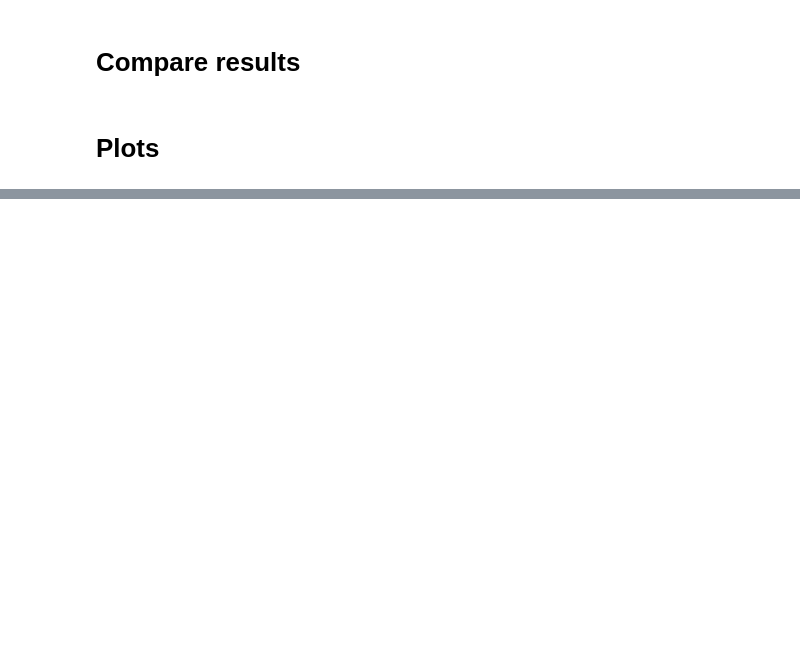
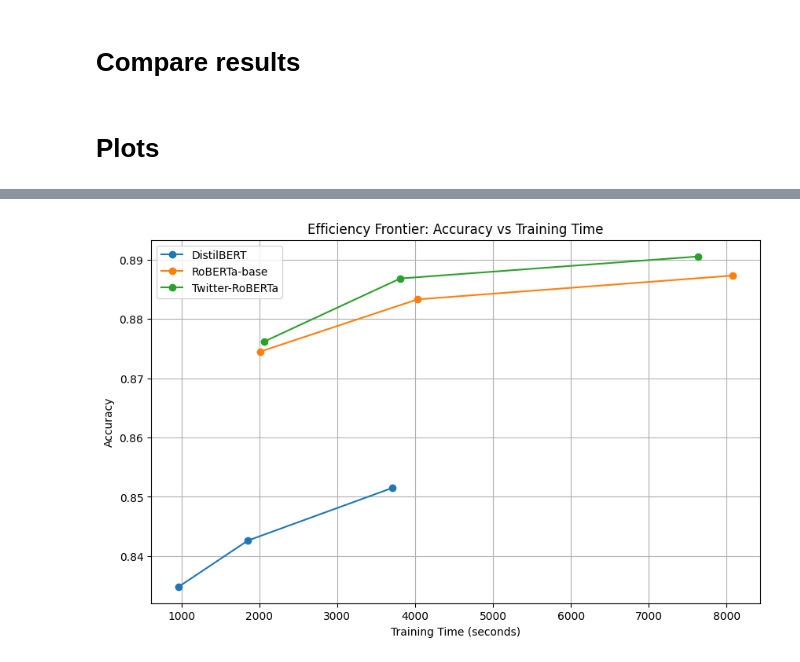
Before and after one commit to aayush-12321/Sentiment-Analysis-Project, a Jupyter notebook: Comparison_DistilBERT_RoBERTa_TwitterRoBERTa.ipynb, the cells around one changed output, grey strips where cells are left out. Cells and saved outputs as stored; diff of their text form; code cells hidden in the pictures; blank space fills up the shorter version.

```diff
--- a/Comparison_DistilBERT_RoBERTa_TwitterRoBERTa.ipynb
+++ b/Comparison_DistilBERT_RoBERTa_TwitterRoBERTa.ipynb
@@ -685,0 +901,5 @@ Experiment saved at: /kaggle/working/models/df_small-roberta
+# %%
+
+plot_efficiency_frontier(distil_paths, roberta_paths, twitter_paths)
+# %% [output]
+[figure, added]
```
Also changed, not shown: parts of 55 cells of this notebook.
